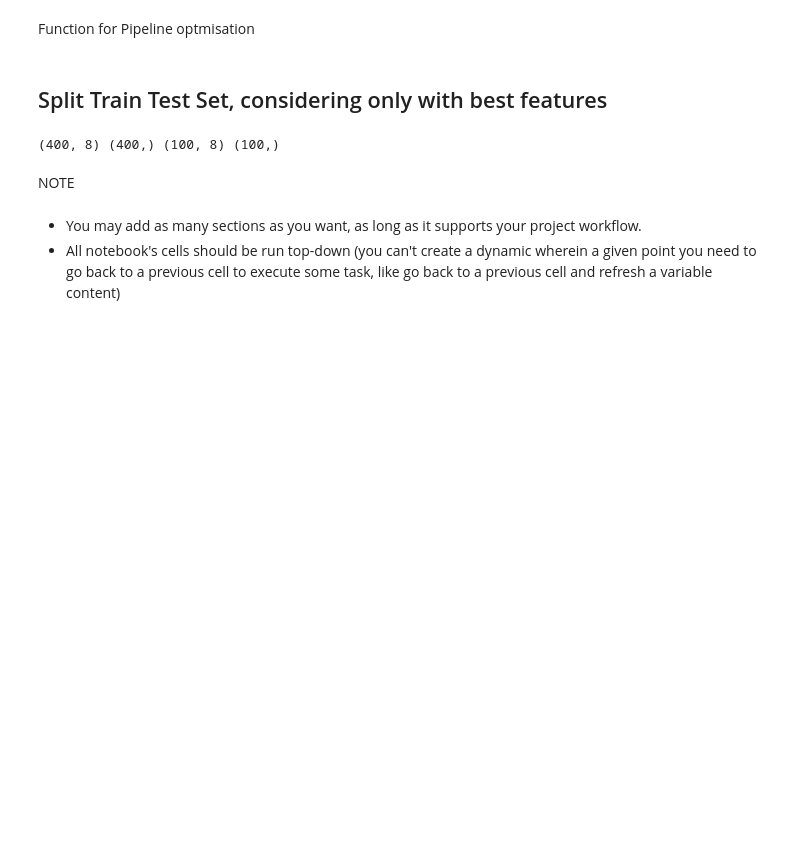
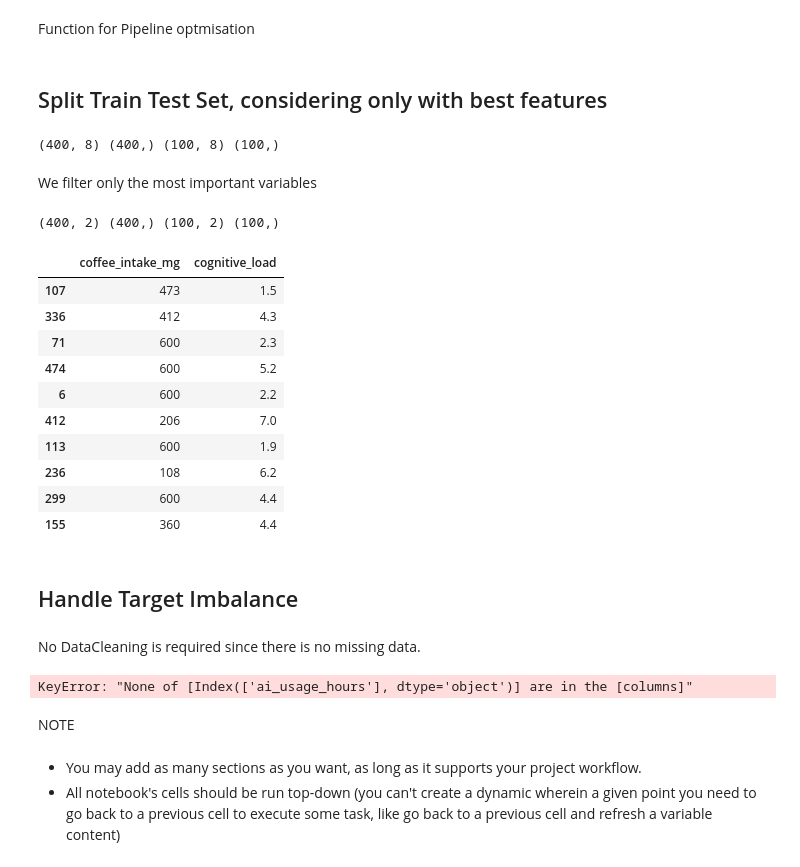
Before and after one commit to Markus-Hefner/Portfolio-Project-5, a Jupyter notebook: jupyter_notebooks/06 - Modelling and Evaluation - Predict Task Success.ipynb, the cells around one changed output. Saved outputs shown, nothing was run; the diff lists cells and outputs as text; code cells hidden in the pictures; blank space fills up the shorter version.

Commit message:
See previous commit (now at step 'Handle Target Imbalance')

```diff
--- a/jupyter_notebooks/06 - Modelling and Evaluation - Predict Task Success.ipynb
+++ b/jupyter_notebooks/06 - Modelling and Evaluation - Predict Task Success.ipynb
@@ -532,6 +532,38 @@ X_train, X_test, y_train, y_test = train_test_split(
 print(X_train.shape, y_train.shape, X_test.shape, y_test.shape)
 # %% [output]
 (400, 8) (400,) (100, 8) (100,)
+# %% [markdown]
+We filter only the most important variables
+# %%
+X_train = X_train.filter(best_features)
+X_test = X_test.filter(best_features)
+
+print(X_train.shape, y_train.shape, X_test.shape, y_test.shape)
+X_train.head(10)
+# %% [output]
+(400, 2) (400,) (100, 2) (100,)
+|  | coffee_intake_mg | cognitive_load |
+| 107 | 473 | 1.5 |
+| 336 | 412 | 4.3 |
+| 71 | 600 | 2.3 |
+| 474 | 600 | 5.2 |
+| 6 | 600 | 2.2 |
+| 412 | 206 | 7.0 |
+| 113 | 600 | 1.9 |
+| 236 | 108 | 6.2 |
+| 299 | 600 | 4.4 |
+| 155 | 360 | 4.4 |
+# %% [markdown]
+## Handle Target Imbalance
+# %% [markdown]
+No DataCleaning is required since there is no missing data.
+# %%
+pipeline_feat_eng = PipelineFeatureEngineering()
+X_train = pipeline_feat_eng.fit_transform(X_train)
+X_test = pipeline_feat_eng.transform(X_test)
+print(X_train.shape, y_train.shape, X_test.shape, y_test.shape)
+# %% [output]
+KeyError: "None of [Index(['ai_usage_hours'], dtype='object')] are in the [columns]"
 # %% [markdown]
 NOTE
 # %% [markdown]
```
